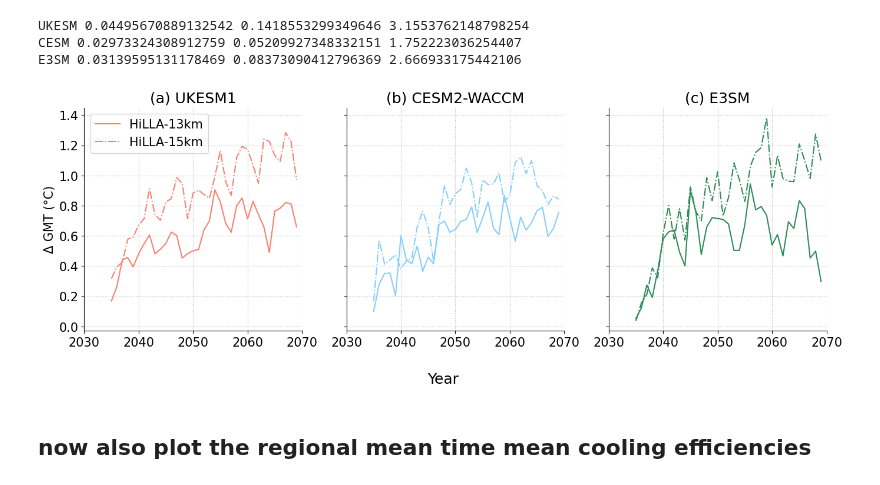
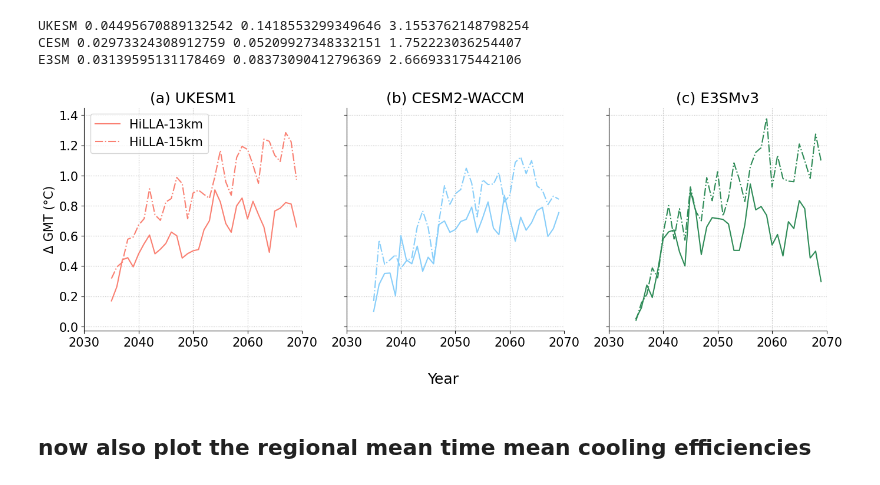
Before and after one commit to alistairduffey/HiLLA_MM, a Jupyter notebook: Prod_analysis/01a_cooling_timeseries_and_regional_efficiencies.ipynb, the cells around one changed output. Cells and saved outputs as stored; diff of their text form; code cells hidden in the pictures.

```diff
--- a/Prod_analysis/01a_cooling_timeseries_and_regional_efficiencies.ipynb
+++ b/Prod_analysis/01a_cooling_timeseries_and_regional_efficiencies.ipynb
@@ -326,35 +326,35 @@ t_col = 'black'
 alt_linestyles = {'13km':'solid', '15km':'-.'}
 
 i=0
 for model in models:
     ax = axs[i]
 
     for alt in ['13km', '15km']:
         HiLLA_cooling_ts = (SSP245_timeseries_dict[model][region].tas - HiLLA_timeseries_dict[model][alt][region].tas).mean('Ensemble_member')
         ax.plot(HiLLA_cooling_ts.time.dt.year,HiLLA_cooling_ts,
                 c=model_colors[model], ls= alt_linestyles[alt], label='HiLLA-{}'.format(alt))
 
         ax.grid(ls='dotted')
     i=i+1
 
     ax.set_xlim(2030, 2070)
     ax.spines['top'].set_visible(False)
     ax.spines['right'].set_visible(False)
     ax.set_ylabel('')
     ax.set_xlabel('')
 
 axs[0].legend()
 fig.supxlabel('Year')
 axs[0].set_ylabel('\u0394 GMT (°C)')
 plt.tight_layout()
 
 axs[0].set_title('(a) UKESM1')
 axs[1].set_title('(b) CESM2-WACCM')
-axs[2].set_title('(c) E3SM')
+axs[2].set_title('(c) E3SMv3')
 
 plt.savefig('Figures/cooling_evolution_summary.jpg', dpi=300, bbox_inches='tight')
 # %% [output]
-[figure, old version]
+[figure, new version]
 # %% [markdown]
 ## now also plot the regional mean time mean cooling efficiencies
 # %%
```
Also changed, not shown: parts of 2 cells of this notebook, 7 other files.
